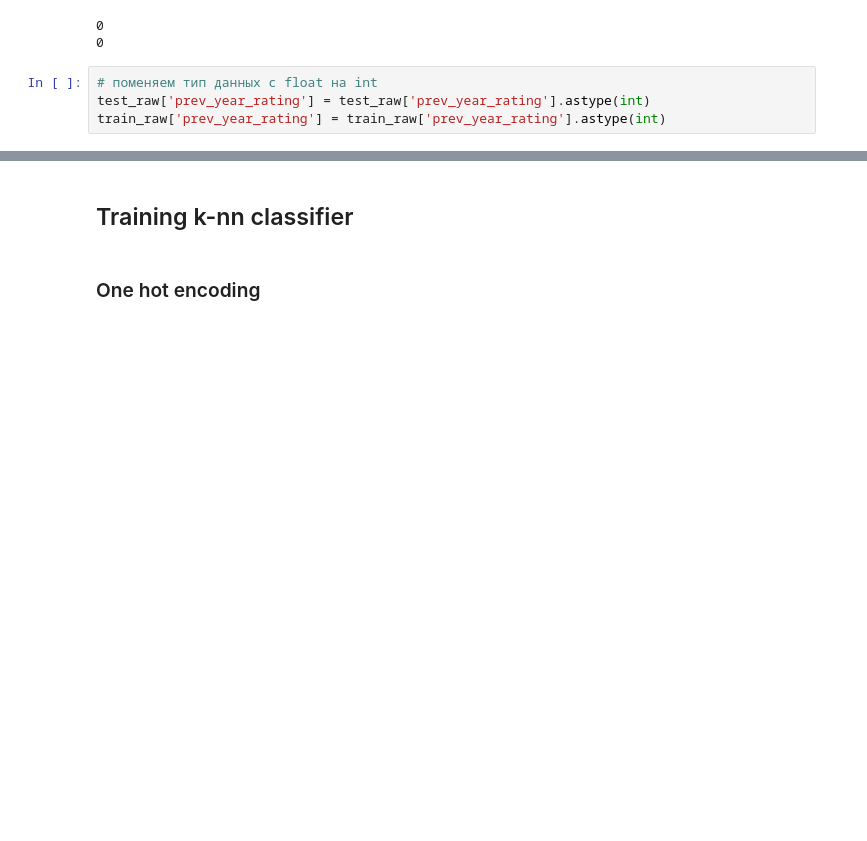
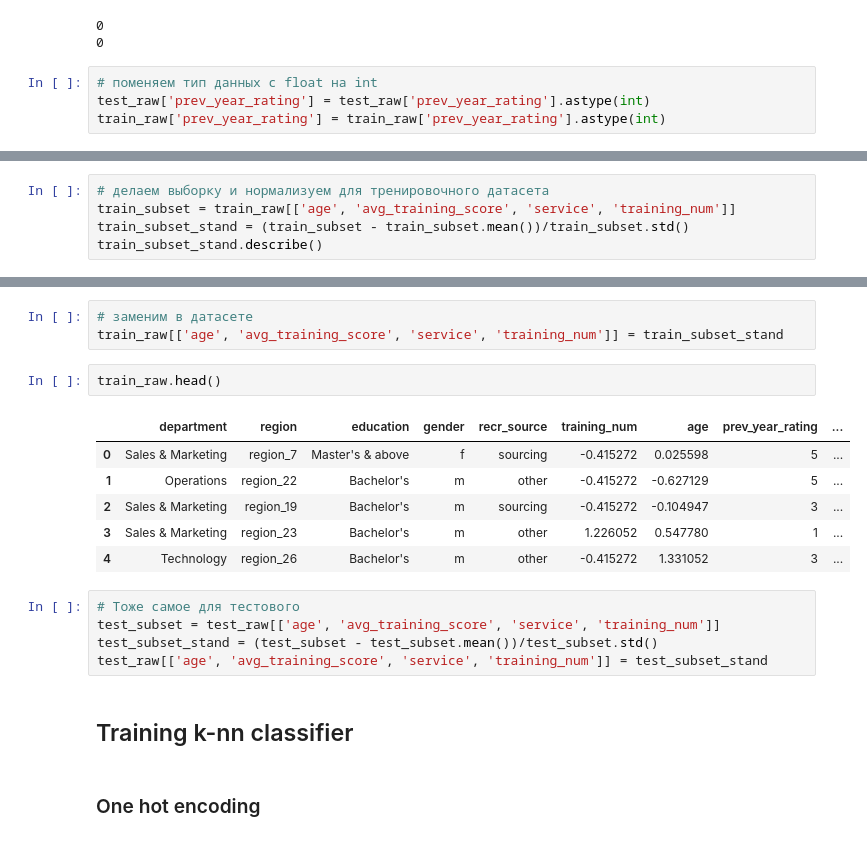
Before and after one commit to kirillProkofiev/ML_homework, a Jupyter notebook: HR_analysis.ipynb, the cells around one changed output, grey strips where cells are left out. Saved outputs shown, nothing was run; the diff lists cells and outputs as text; blank space fills up the shorter version.

Commit message:
end of the data analysis, prepare for training

```diff
--- a/HR_analysis.ipynb
+++ b/HR_analysis.ipynb
@@ -439,0 +448,5 @@ train_raw['prev_year_rating'] = train_raw['prev_year_rating'].astype(int)
+# %%
+# делаем выборку и нормализуем для тренировочного датасета
+train_subset = train_raw[['age', 'avg_training_score', 'service', 'training_num']]
+train_subset_stand = (train_subset - train_subset.mean())/train_subset.std()
+train_subset_stand.describe()
@@ -440,3 +463,20 @@ train_raw['prev_year_rating'] = train_raw['prev_year_rating'].astype(int)
+# %%
+# заменим в датасете
+train_raw[['age', 'avg_training_score', 'service', 'training_num']] = train_subset_stand
+# %%
+train_raw.head()
+# %% [output]
+|  | department | region | education | gender | recr_source | training_num | age | prev_year_rating | ... |
+| 0 | Sales & Marketing | region_7 | Master's & above | f | sourcing | -0.415272 | 0.025598 | 5 | ... |
+| 1 | Operations | region_22 | Bachelor's | m | other | -0.415272 | -0.627129 | 5 | ... |
+| 2 | Sales & Marketing | region_19 | Bachelor's | m | sourcing | -0.415272 | -0.104947 | 3 | ... |
+| 3 | Sales & Marketing | region_23 | Bachelor's | m | other | 1.226052 | 0.547780 | 1 | ... |
+| 4 | Technology | region_26 | Bachelor's | m | other | -0.415272 | 1.331052 | 3 | ... |
+# %%
+# Тоже самое для тестового
+test_subset = test_raw[['age', 'avg_training_score', 'service', 'training_num']]
+test_subset_stand = (test_subset - test_subset.mean())/test_subset.std()
+test_raw[['age', 'avg_training_score', 'service', 'training_num']] = test_subset_stand
 # %% [markdown]
 ## Training k-nn classifier
 # %% [markdown]
```
Also changed, not shown: parts of 15 cells of this notebook, 1 other file.
